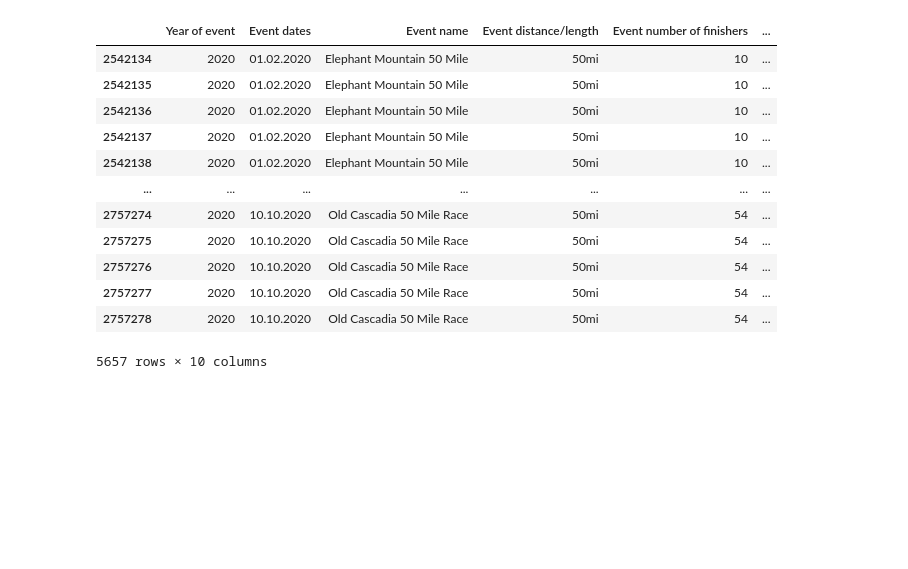
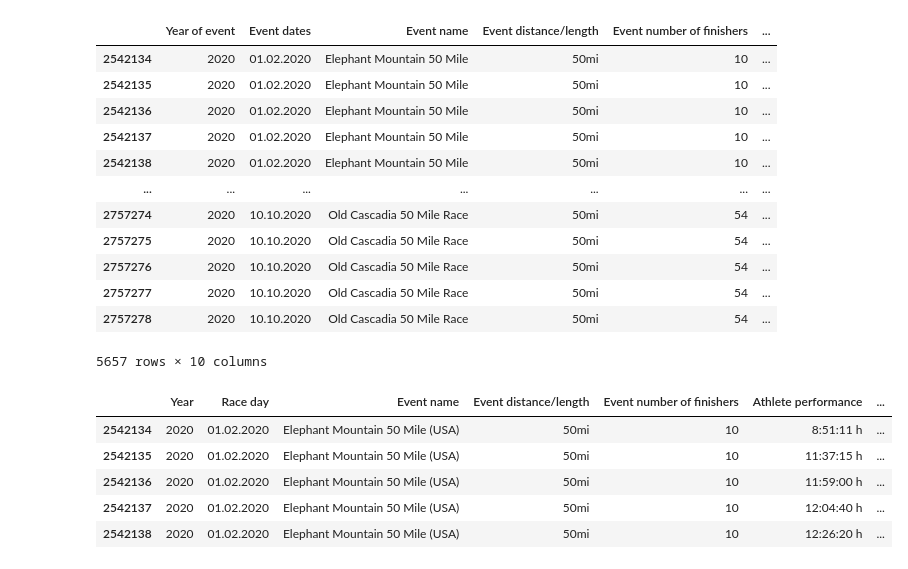
Before and after one commit to Kaustubh-Mathur/DataAnalysis, a Jupyter notebook: Data.ipynb, the cells around one changed output. Cells and saved outputs as stored; diff of their text form; code cells hidden in the pictures; blank space fills up the shorter version.

```diff
--- a/Data.ipynb
+++ b/Data.ipynb
@@ -361,0 +367,9 @@ df2
+# %%
+df2.head(5)
+# %% [output]
+|  | Year | Race day | Event name | Event distance/length | Event number of finishers | Athlete performance | ... |
+| 2542134 | 2020 | 01.02.2020 | Elephant Mountain 50 Mile (USA) | 50mi | 10 | 8:51:11 h | ... |
+| 2542135 | 2020 | 01.02.2020 | Elephant Mountain 50 Mile (USA) | 50mi | 10 | 11:37:15 h | ... |
+| 2542136 | 2020 | 01.02.2020 | Elephant Mountain 50 Mile (USA) | 50mi | 10 | 11:59:00 h | ... |
+| 2542137 | 2020 | 01.02.2020 | Elephant Mountain 50 Mile (USA) | 50mi | 10 | 12:04:40 h | ... |
+| 2542138 | 2020 | 01.02.2020 | Elephant Mountain 50 Mile (USA) | 50mi | 10 | 12:26:20 h | ... |
```
Also changed, not shown: parts of 8 cells of this notebook.
